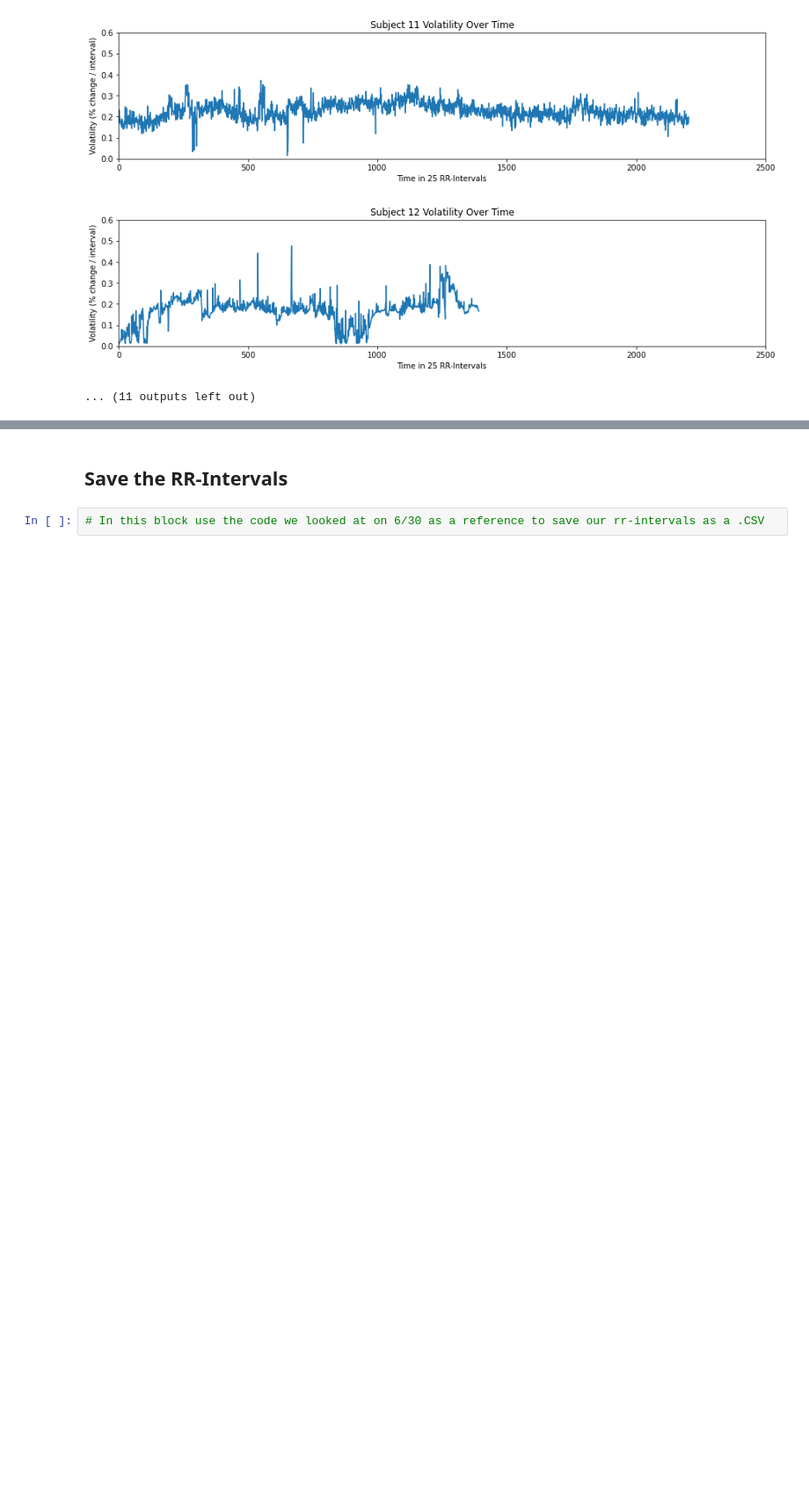
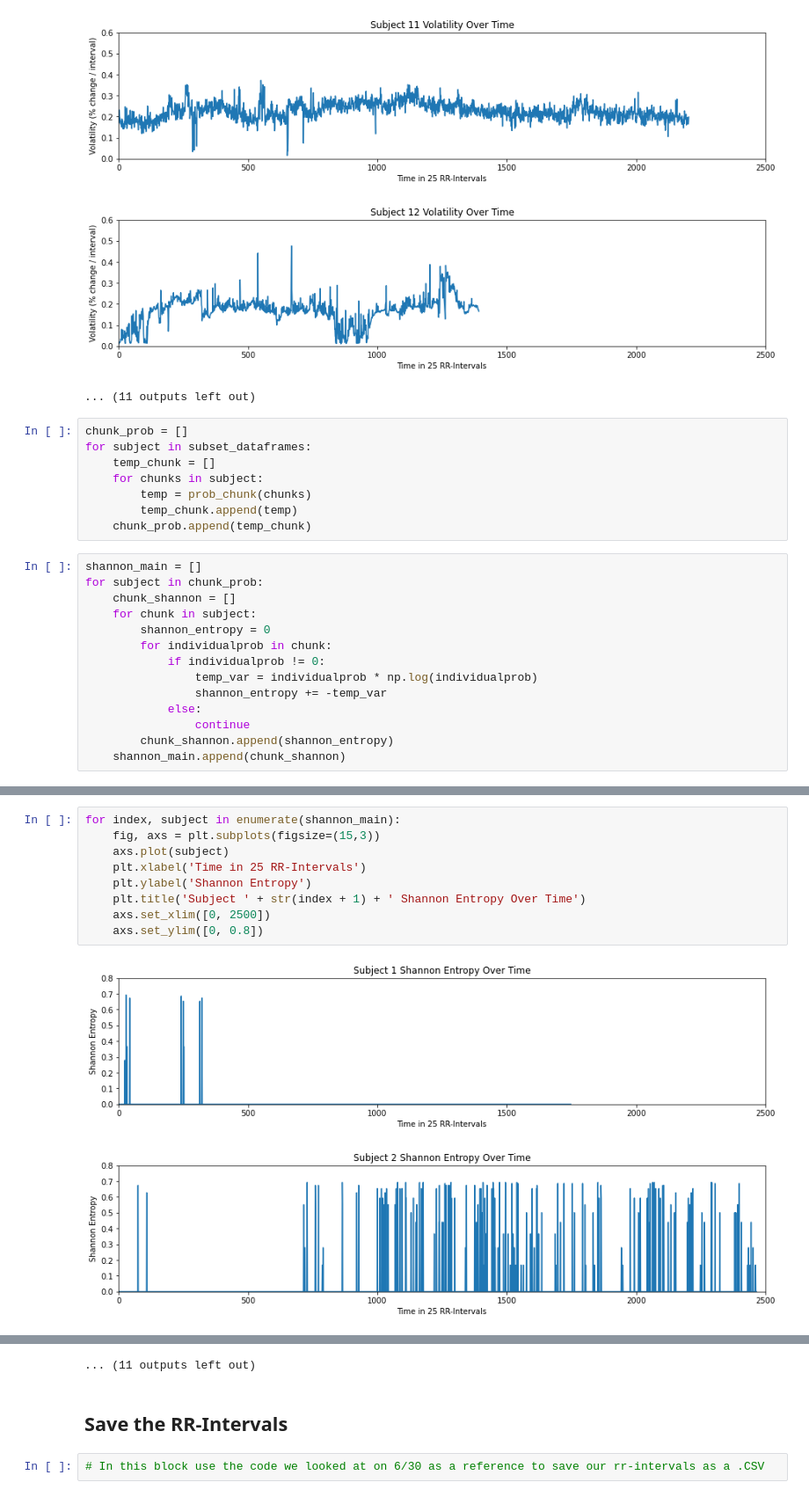
Before and after one commit to NNLUliskey/svsm_ml_2022, a Jupyter notebook: Volatility.ipynb, the cells around one changed output, grey strips where cells are left out. Shown at 88% size. Cells and saved outputs as stored; diff of their text form; blank space fills up the shorter version.

Commit message:
Update Volatility.ipynb
Calculated shannon entropy

```diff
--- a/Volatility.ipynb
+++ b/Volatility.ipynb
@@ -490,3 +463,25 @@ for index, subject in enumerate(subject_variance):
 [figure]
 [figure]
 ... (11 outputs left out)
+# %%
+chunk_prob = []
+for subject in subset_dataframes:
+    temp_chunk = []
+    for chunks in subject:
+        temp = prob_chunk(chunks)
+        temp_chunk.append(temp)
+    chunk_prob.append(temp_chunk)
+# %%
+shannon_main = []
+for subject in chunk_prob:
+    chunk_shannon = []
+    for chunk in subject:
+        shannon_entropy = 0
+        for individualprob in chunk:
+            if individualprob != 0:
+                temp_var = individualprob * np.log(individualprob)
+                shannon_entropy += -temp_var
+            else:
+                continue
+        chunk_shannon.append(shannon_entropy)
+    shannon_main.append(chunk_shannon)
@@ -492,0 +508,12 @@ for index, subject in enumerate(subject_variance):
+# %%
+for index, subject in enumerate(shannon_main):
+    fig, axs = plt.subplots(figsize=(15,3))
+    axs.plot(subject)
+    plt.xlabel('Time in 25 RR-Intervals')
+    plt.ylabel('Shannon Entropy')
+    plt.title('Subject ' + str(index + 1) + ' Shannon Entropy Over Time')
+    axs.set_xlim([0, 2500])
+    axs.set_ylim([0, 0.8])
+# %% [output]
+[figure, added]
+[figure, added]
@@ -493,3 +530,4 @@ for index, subject in enumerate(subject_variance):
+... (11 outputs left out)
 # %% [markdown]
 ## Save the RR-Intervals
 # %%
```
Also changed, not shown: parts of 9 cells of this notebook.
